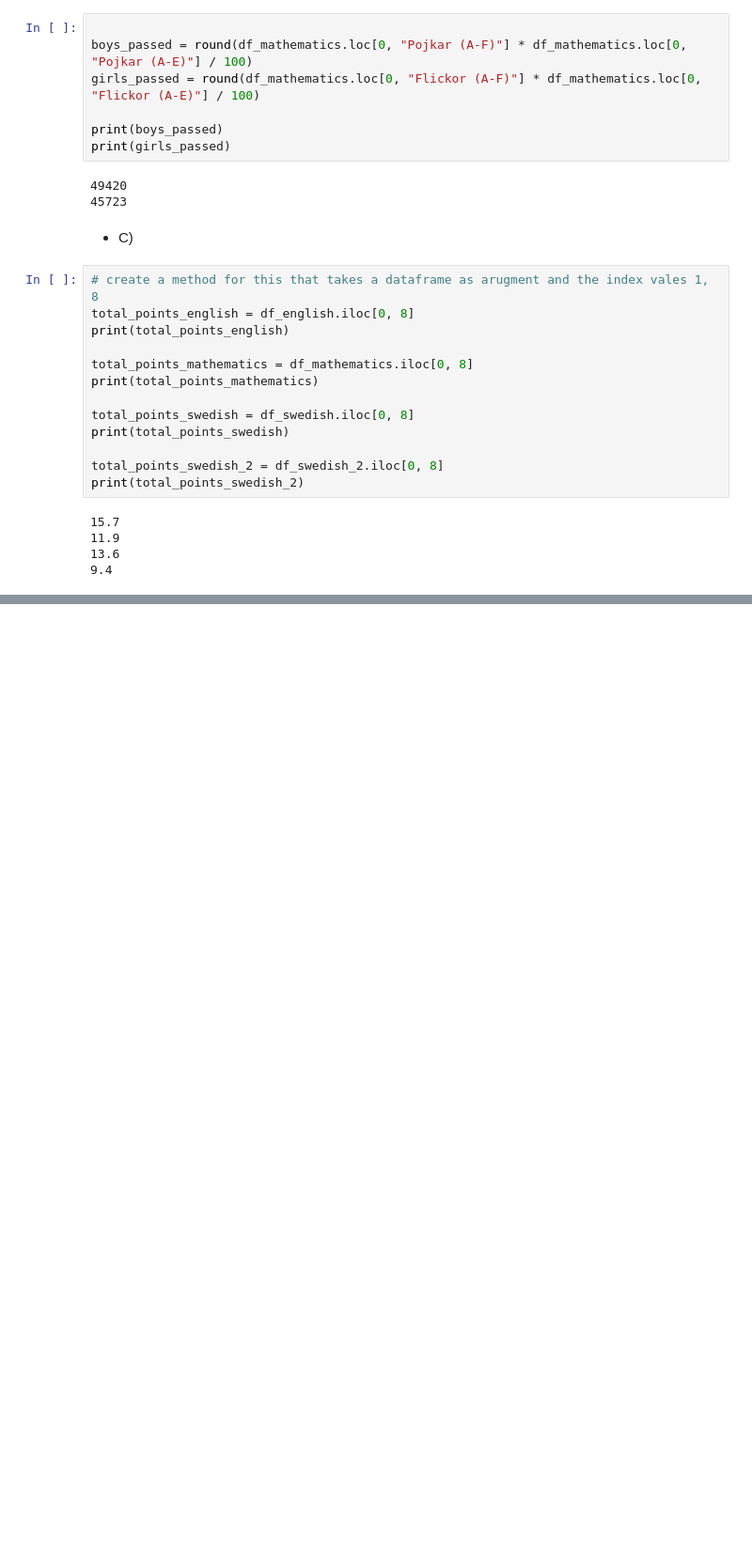
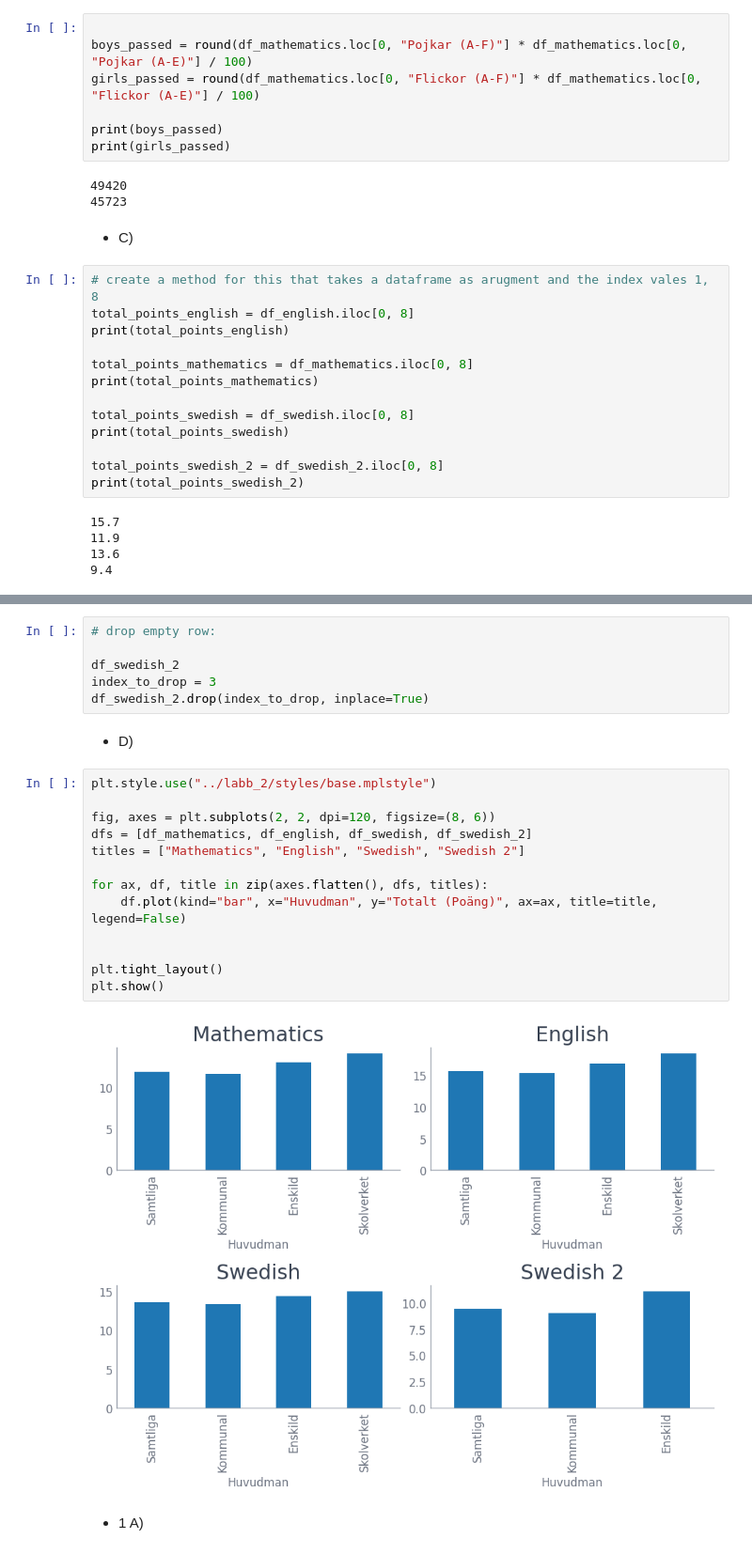
Before and after one commit to NoahEliasson/Python-Noah-Eliasson-OPA23, a Jupyter notebook: labb_2/labb_2.ipynb, the cells around one changed output, grey strips where cells are left out. Shown: that part at 94% size. Saved outputs shown, nothing was run; the diff lists cells and outputs as text; blank space fills up the shorter version.

```diff
--- a/labb_2/labb_2.ipynb
+++ b/labb_2/labb_2.ipynb
@@ -104,0 +105,25 @@ Text(0.5, 1.0, 'The avarage total scores of students in grade 9\n on the nationa
+# %%
+# drop empty row:
+
+df_swedish_2
+index_to_drop = 3
+df_swedish_2.drop(index_to_drop, inplace=True)
+# %% [markdown]
+-  D)
+# %%
+plt.style.use("../labb_2/styles/base.mplstyle")
+
+fig, axes = plt.subplots(2, 2, dpi=120, figsize=(8, 6))
+dfs = [df_mathematics, df_english, df_swedish, df_swedish_2]
+titles = ["Mathematics", "English", "Swedish", "Swedish 2"]
+
+for ax, df, title in zip(axes.flatten(), dfs, titles):
+    df.plot(kind="bar", x="Huvudman", y="Totalt (Poäng)", ax=ax, title=title, legend=False)
+
+
+plt.tight_layout()
+plt.show()
+# %% [output]
+[figure, added]
+# %% [markdown]
+- 1 A)
```
Also changed, not shown: parts of 5 cells of this notebook, 3 other files.
